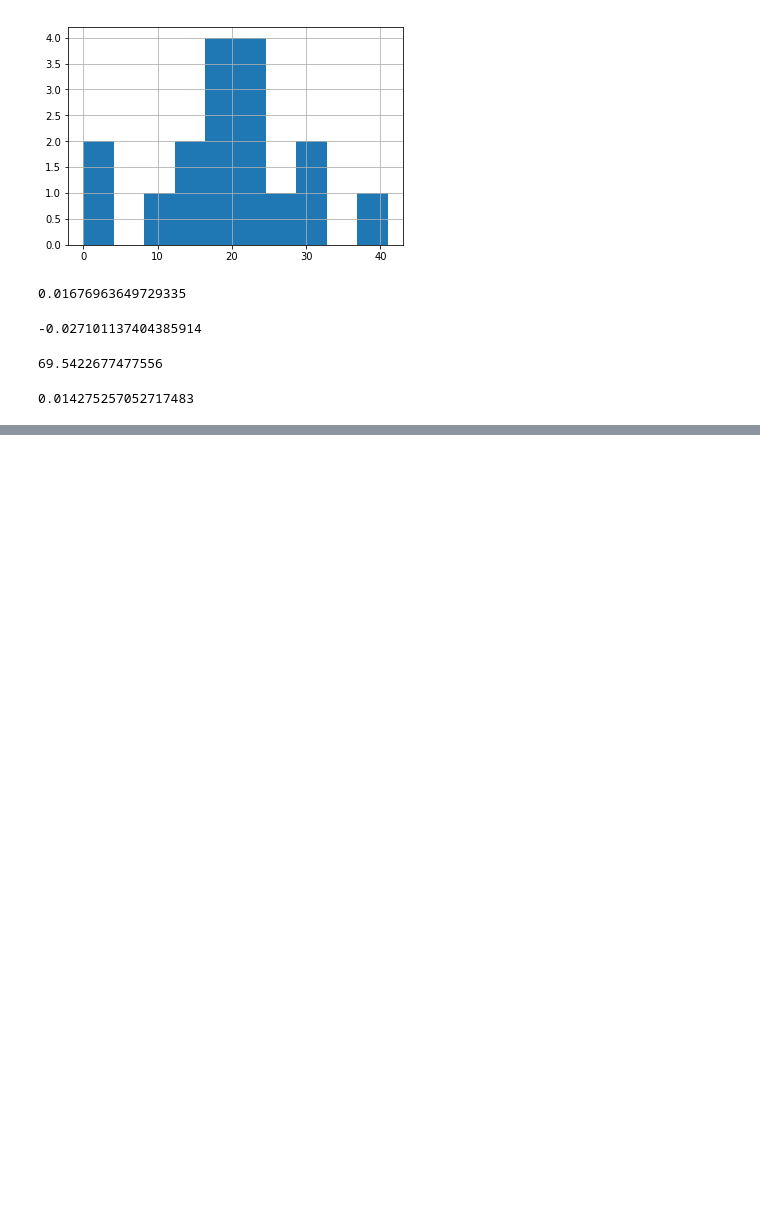
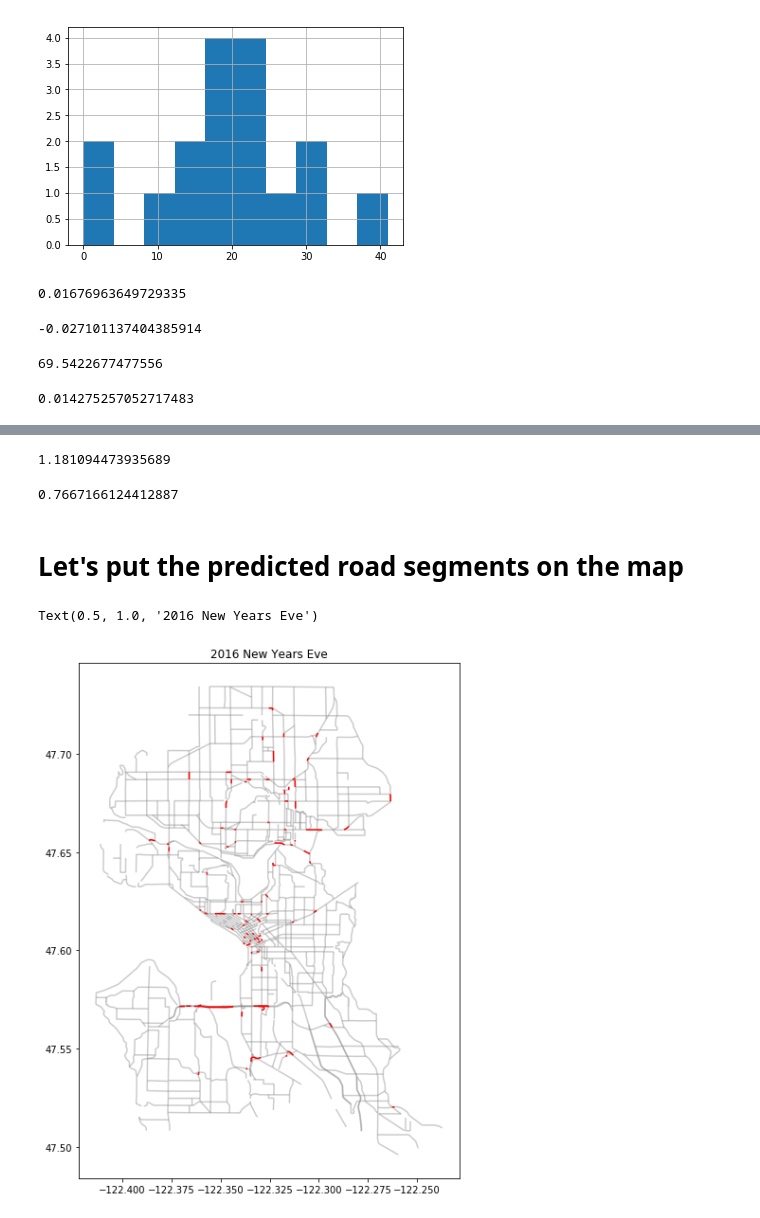
Before and after one commit to gsaidov/capstone, a Jupyter notebook: road_network.ipynb, the cells around one changed output, grey strips where cells are left out. Cells and saved outputs as stored; diff of their text form; code cells hidden in the pictures; blank space fills up the shorter version.

```diff
--- a/road_network.ipynb
+++ b/road_network.ipynb
@@ -730,0 +734,24 @@ final_train.plot()
+# %%
+mean_squared_error(y_test_scale, gb.predict(X_test_scale))
+# %% [output]
+1.181094473935689
+# %%
+mean_squared_error(y_train_scale, gb.predict(X_train_scale))
+# %% [output]
+0.7667166124412887
+# %% [markdown]
+#  Let's put the predicted road segments on the map
+# %%
+danger_roads = final.sort_values('rate')
+# %%
+danger_idx = danger_roads[:100].index
+# %%
+
+fig, ax = plt.subplots(figsize = (8, 10))
+volume.plot(ax = ax, alpha = 0.4, color = 'grey')
+volume.iloc[danger_idx].plot(ax = ax, color = 'red', label = 'Risky Roads')
+#plt.legend(prop = {'size':15})
+plt.title('2016 New Years Eve')
+# %% [output]
+Text(0.5, 1.0, '2016 New Years Eve')
+[figure, added]
```
Also changed, not shown: parts of 9 cells of this notebook.
